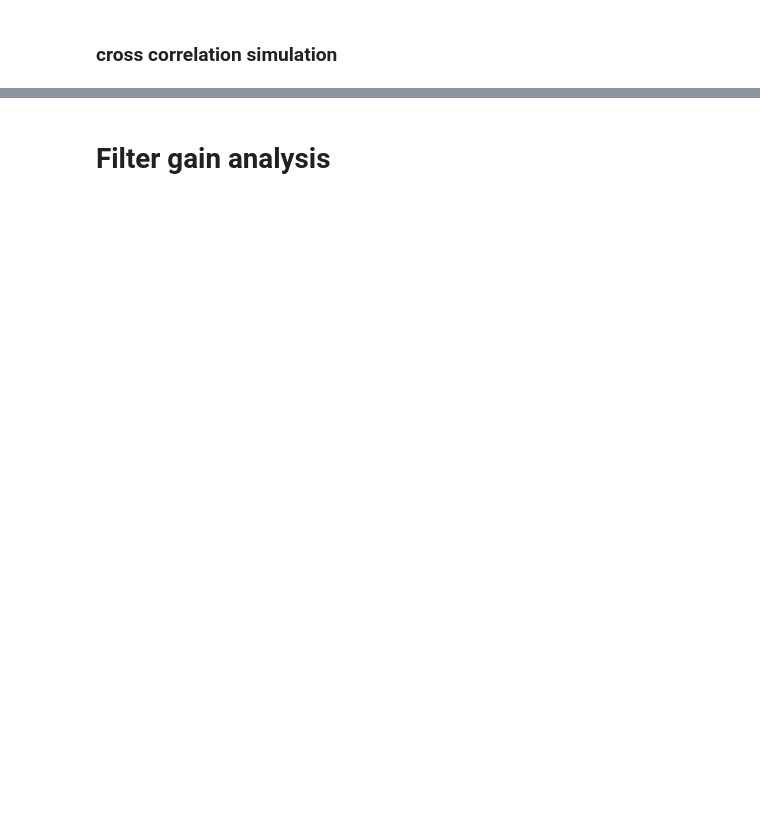
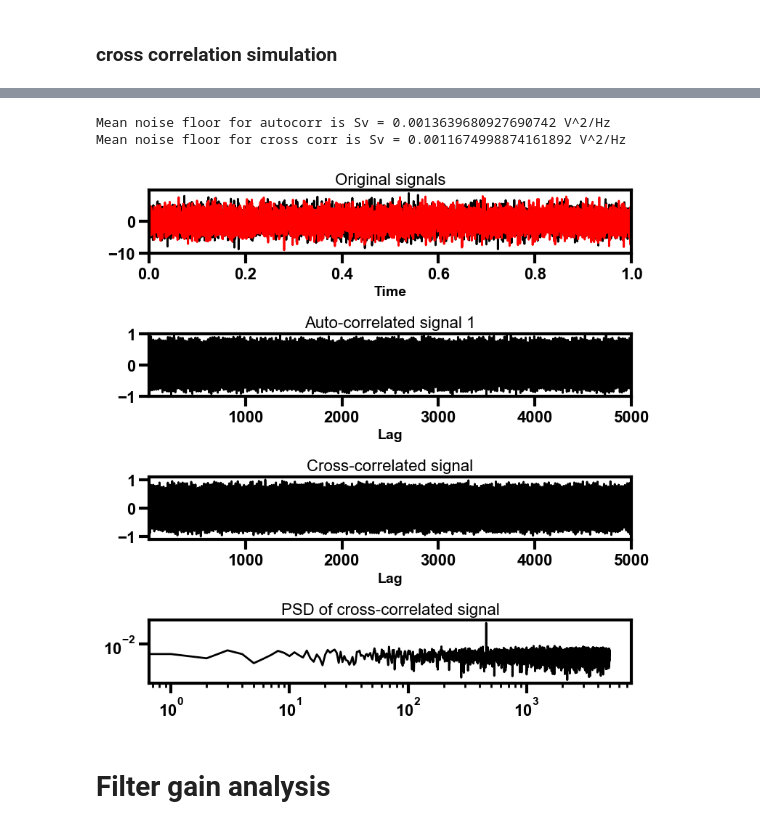
Before and after one commit to NikhilTilak/scripts, a Jupyter notebook: noise.ipynb, the cells around one changed output, grey strips where cells are left out. Cells and saved outputs as stored; diff of their text form; code cells hidden in the pictures; blank space fills up the shorter version.

```diff
--- a/noise.ipynb
+++ b/noise.ipynb
@@ -504,3 +454,66 @@ Mean noise floor is Sv = 2.5047316445074535e-10 V^2/Hz
+# %%
+fs = 10_000
+dt = 1/fs
+T = 1
+x = np.arange(0, T, dt)
+
+freq_sig = 456
+A_sig = 1
+sig_1 = A_sig* np.sin(2 * np.pi * freq_sig * x)
+sig_2 = A_sig* np.sin(2 * np.pi * freq_sig * x)
+
+noise_power = 0.001 * fs / 2
+sig_noise_1 = sig_1 + np.random.normal(loc=0, scale=np.sqrt(noise_power)  ,size=len(sig_1))
+sig_noise_2 = sig_2 + np.random.normal(loc=0, scale=np.sqrt(noise_power)  ,size=len(sig_2))
+
+# corr = correlate(sig_noise, sig)
+
+fwelch = fftfreq(sig_noise_1.size, dt)
+fwelch = fwelch[:fwelch.size//2]
+
+
+fig, (ax_orig, ax_acorr, ax_corr, ax_psd) = plt.subplots(4, 1, figsize=(8, 8))
+
+ax_orig.plot(x,sig_noise_1)
+ax_orig.plot(x,sig_noise_2)
+ax_orig.set_title('Original signals')
+ax_orig.set_xlabel('Time')
+ax_orig.set_xlim(0,T)
+
+corr = correlation_nik_vectorized(sig_noise_1, sig_noise_1)
+corr /= np.max(corr[1:])
+Sv = np.absolute(fftshift(fft(corr)))
+Sv = 2*Sv[Sv.size//2:]
+Sv = Sv/fs
+ax_acorr.plot(corr)
+ax_acorr.set_title('Auto-correlated signal 1')
+ax_acorr.set_xlabel('Lag')
+ax_acorr.set_xlim(1,fs/2)
+ax_acorr.set_ylim(-1,1)
+print(f"Mean noise floor for autocorr is Sv = {np.mean(Sv[np.where((fwelch>3000) & (fwelch<5000))])} V^2/Hz")
+
+corr = correlation_nik_vectorized(sig_noise_1, sig_noise_2)
+corr /= np.max(corr)
+Sv = np.absolute(fftshift(fft(corr)))
+Sv = 2*Sv[Sv.size//2:]
+Sv = Sv/fs
+ax_corr.plot(corr)
+ax_corr.set_title('Cross-correlated signal')
+ax_corr.set_xlabel('Lag')
+ax_corr.set_xlim(1,fs/2)
+print(f"Mean noise floor for cross corr is Sv = {np.mean(Sv[np.where((fwelch>3000) & (fwelch<5000))])} V^2/Hz")
+
+ax_psd.plot(fwelch, Sv)
+ax_psd.set_xscale('log')
+ax_psd.set_yscale('log')
+ax_psd.set_title('PSD of cross-correlated signal')
+fig.tight_layout()
+
+plt.show()
+# %% [output]
+Mean noise floor for autocorr is Sv = 0.0013639680927690742 V^2/Hz
+Mean noise floor for cross corr is Sv = 0.0011674998874161892 V^2/Hz
+[figure, added]
 # %% [markdown]
 # Filter gain analysis
 # %%
```
Also changed, not shown: parts of 5 cells of this notebook.
